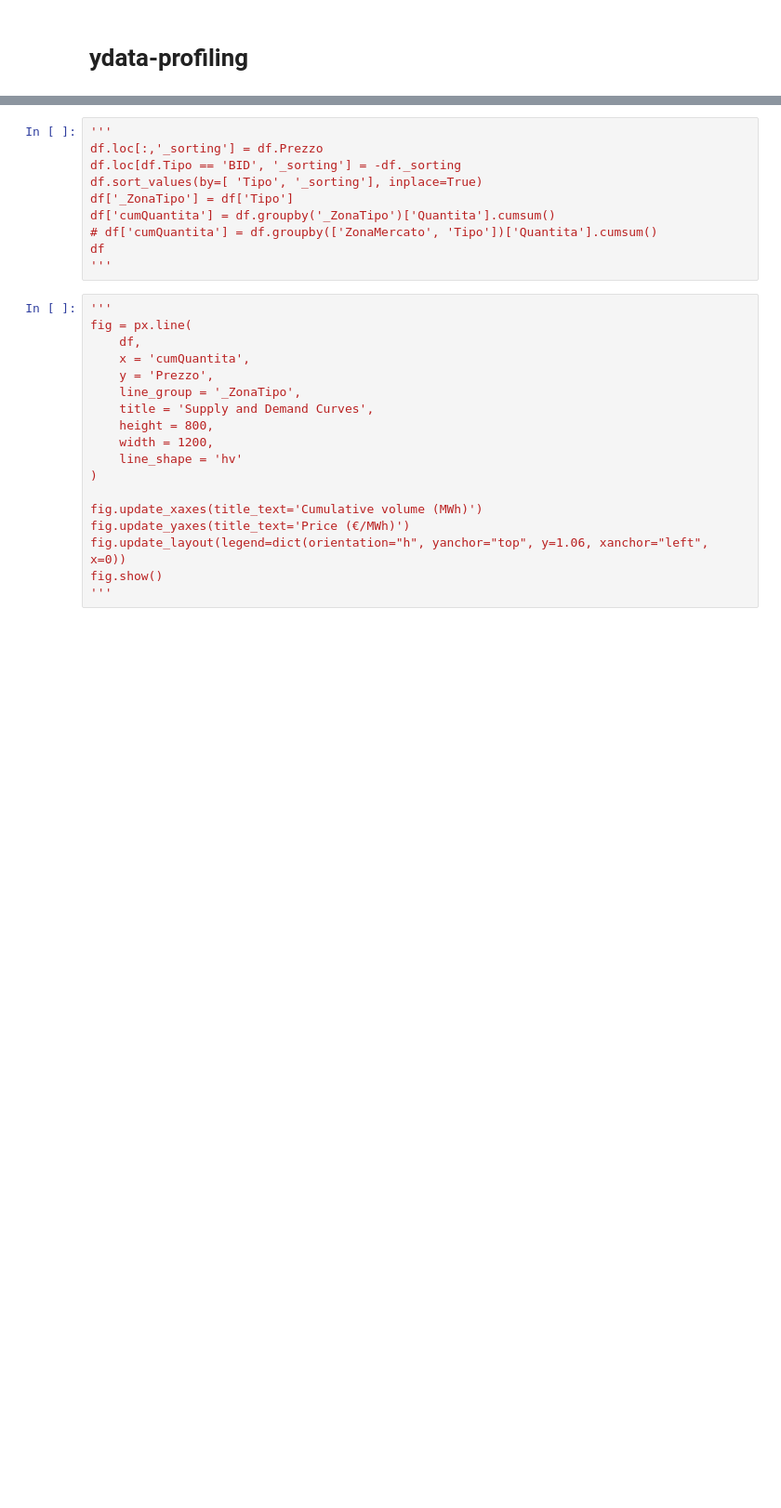
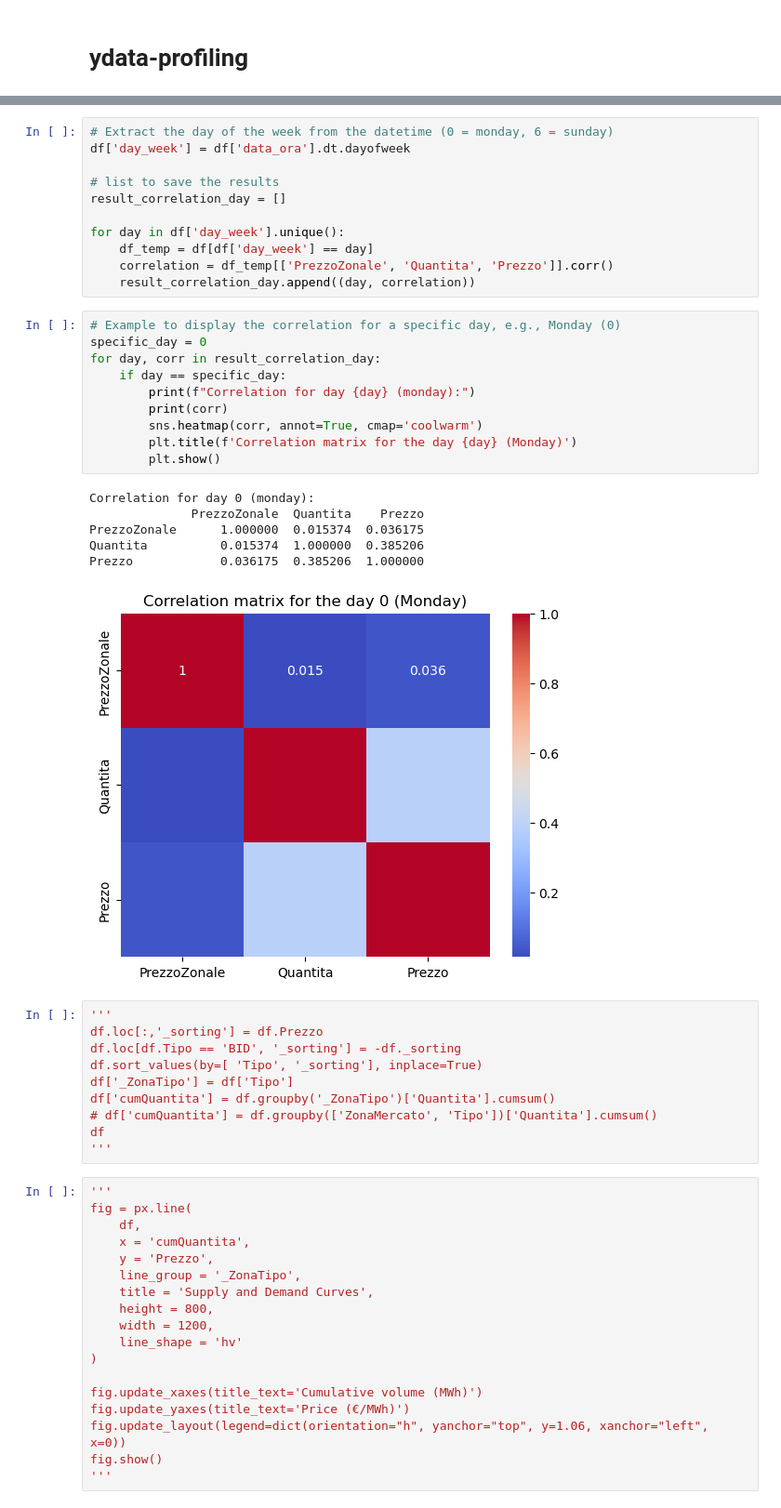
Before and after one commit to bmarci99/Applied-Statistics-Project, a Jupyter notebook: OffertaDomanda_exploration.ipynb, the cells around one changed output, grey strips where cells are left out. Shown at 93% size. Drawn from its saved outputs; the diff is of its cells as text; blank space fills up the shorter version.

```diff
--- a/OffertaDomanda_exploration.ipynb
+++ b/OffertaDomanda_exploration.ipynb
@@ -246,3 +304,31 @@ Intel MKL WARNING: Support of Intel(R) Streaming SIMD Extensions 4.2 (Intel(R) S
+# %%
+# Extract the day of the week from the datetime (0 = monday, 6 = sunday)
+df['day_week'] = df['data_ora'].dt.dayofweek
+
+# list to save the results
+result_correlation_day = []
+
+for day in df['day_week'].unique():
+    df_temp = df[df['day_week'] == day]
+    correlation = df_temp[['PrezzoZonale', 'Quantita', 'Prezzo']].corr()
+    result_correlation_day.append((day, correlation))
+# %%
+# Example to display the correlation for a specific day, e.g., Monday (0)
+specific_day = 0
+for day, corr in result_correlation_day:
+    if day == specific_day:
+        print(f"Correlation for day {day} (monday):")
+        print(corr)
+        sns.heatmap(corr, annot=True, cmap='coolwarm')
+        plt.title(f'Correlation matrix for the day {day} (Monday)')
+        plt.show()
+# %% [output]
+Correlation for day 0 (monday):
+              PrezzoZonale  Quantita    Prezzo
+PrezzoZonale      1.000000  0.015374  0.036175
+Quantita          0.015374  1.000000  0.385206
+Prezzo            0.036175  0.385206  1.000000
+[figure, added]
 # %%
 '''
 df.loc[:,'_sorting'] = df.Prezzo
```
Also changed, not shown: parts of 13 cells of this notebook.
